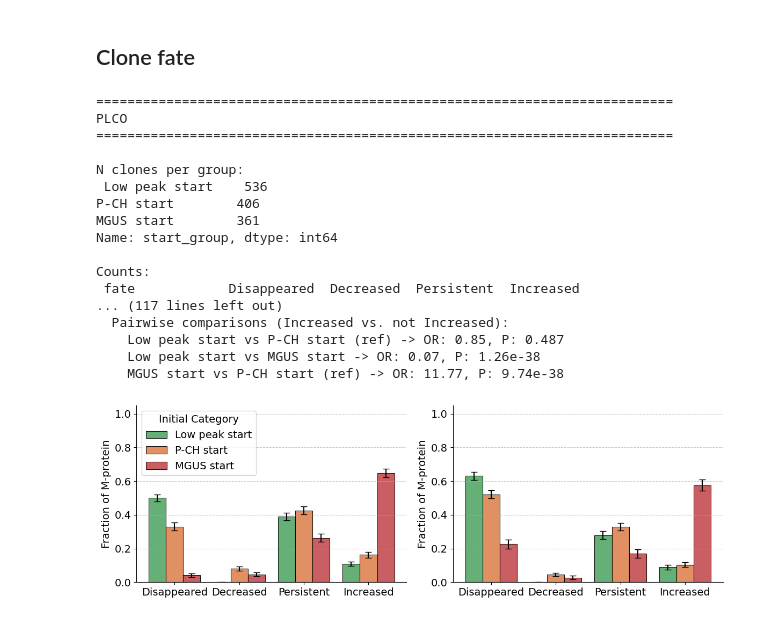
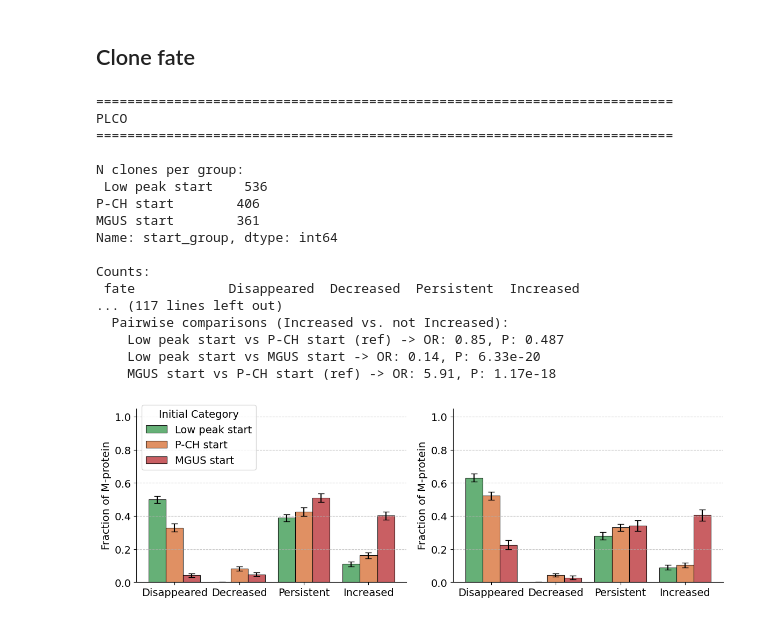
Before and after one commit to ghobriallab/mgip-clonal-bcell-evolution, a Jupyter notebook: 04.MS_dynamic_analysis_PLCO_PROMISE/Clone_fate_analysis_PLCO_PROMISE.ipynb, the cells around one changed output. Drawn from its saved outputs; the diff is of its cells as text; code cells hidden in the pictures.

```diff
--- a/04.MS_dynamic_analysis_PLCO_PROMISE/Clone_fate_analysis_PLCO_PROMISE.ipynb
+++ b/04.MS_dynamic_analysis_PLCO_PROMISE/Clone_fate_analysis_PLCO_PROMISE.ipynb
@@ -159,8 +159,12 @@ def analyze_cohort(raw_df, person_col, clone_col, time_col, conc_col, mz_col,
             elif e < s:
                 fate = 'Decreased'
             else:
-                if start_cat == 'MS-MGUS' and end_conc > start_conc:
-                    fate = 'Increased'
+                if start_cat == 'MS-MGUS':
+                    #if end_conc >=30:
+                    if end_conc >= start_conc * 1.25:
+                        fate = 'Increased'
+                    else:
+                        fate = 'Persistent'
                 else:
                     fate = 'Persistent'
 
@@ -278,34 +282,34 @@ def plot_fate_fractions(ax, ct, title):
     ax.set_ylabel('Fraction of M-protein')
     #ax.set_title(title, pad=10)
     ax.set_ylim(0, 1.05)
     ax.grid(axis='y', linestyle='--', alpha=0.7)
     ax.spines['top'].set_visible(False)
     ax.spines['right'].set_visible(False)
 
 plot_fate_fractions(axes[0], plco_ct, 'PLCO Cohort')
 plot_fate_fractions(axes[1], promise_ct, 'PROMISE Cohort')
 
-axes[0].legend(title='Initial Category')
+axes[0].legend(title='Initial Category', loc='upper left', bbox_to_anchor=(0, 1.05), ncol=1)
 
 plt.tight_layout()
 plt.savefig("../00.Figures/Clone_Fates_Fraction.pdf")
 plt.show()
 # %% [output]
 ==========================================================================
 PLCO
 ==========================================================================
 
 N clones per group:
  Low peak start    536
 P-CH start        406
 MGUS start        361
 Name: start_group, dtype: int64
 
 Counts:
  fate            Disappeared  Decreased  Persistent  Increased
 ... (117 lines left out)
   Pairwise comparisons (Increased vs. not Increased):
     Low peak start vs P-CH start (ref) -> OR: 0.85, P: 0.487
-    Low peak start vs MGUS start -> OR: 0.07, P: 1.26e-38
-    MGUS start vs P-CH start (ref) -> OR: 11.77, P: 9.74e-38
+    Low peak start vs MGUS start -> OR: 0.14, P: 6.33e-20
+    MGUS start vs P-CH start (ref) -> OR: 5.91, P: 1.17e-18
-[figure, old version]
+[figure, new version]
```
Also changed, not shown: 1 other file.
